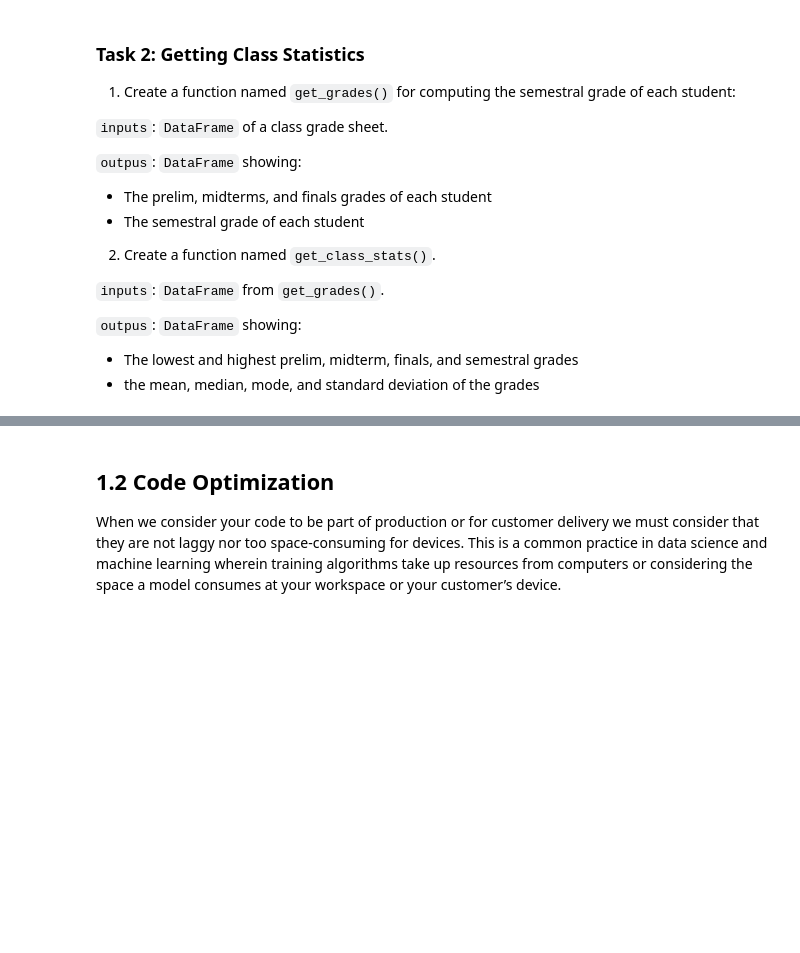
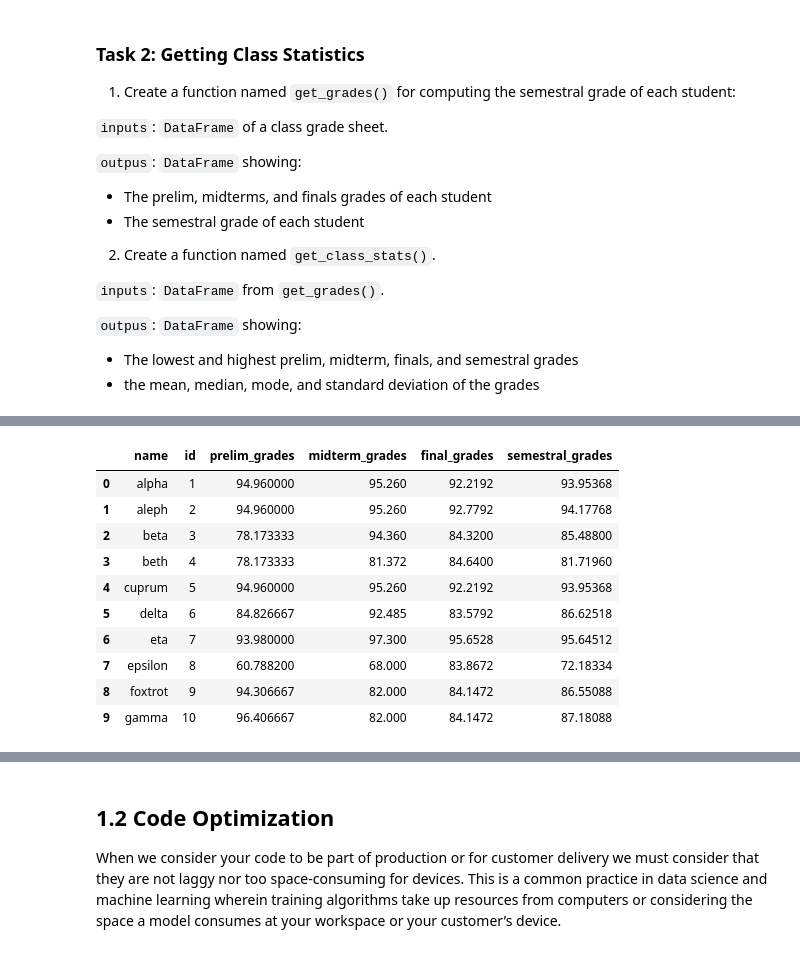
Before and after one commit to maryadriennerdrgz/CpE-AIML, a Jupyter notebook: 58090_Lab01_LakadMatatag.ipynb, the cells around one changed output, grey strips where cells are left out. Cells and saved outputs as stored; diff of their text form; code cells hidden in the pictures; blank space fills up the shorter version.

```diff
--- a/58090_Lab01_LakadMatatag.ipynb
+++ b/58090_Lab01_LakadMatatag.ipynb
@@ -199,0 +218,21 @@ get_grades(df)
+# %%
+### CODE HERE ###
+def get_grades(df_classgrades):
+  for ind, row in df_classgrades.iterrows():
+    df_classgrades.loc[ind,"semestral_grades"] = row['prelim_grades'] * 0.3 + row['midterm_grades'] * 0.3 + row['final_grades'] * 0.4
+  return df_classgrades.loc
+
+get_grades(df_classgrades)
+df_classgrades.head(10)
+# %% [output]
+|  | name | id | prelim_grades | midterm_grades | final_grades | semestral_grades |
+| 0 | alpha | 1 | 94.960000 | 95.260 | 92.2192 | 93.95368 |
+| 1 | aleph | 2 | 94.960000 | 95.260 | 92.7792 | 94.17768 |
+| 2 | beta | 3 | 78.173333 | 94.360 | 84.3200 | 85.48800 |
+| 3 | beth | 4 | 78.173333 | 81.372 | 84.6400 | 81.71960 |
+| 4 | cuprum | 5 | 94.960000 | 95.260 | 92.2192 | 93.95368 |
+| 5 | delta | 6 | 84.826667 | 92.485 | 83.5792 | 86.62518 |
+| 6 | eta | 7 | 93.980000 | 97.300 | 95.6528 | 95.64512 |
+| 7 | epsilon | 8 | 60.788200 | 68.000 | 83.8672 | 72.18334 |
+| 8 | foxtrot | 9 | 94.306667 | 82.000 | 84.1472 | 86.55088 |
+| 9 | gamma | 10 | 96.406667 | 82.000 | 84.1472 | 87.18088 |
```
Also changed, not shown: parts of 23 cells of this notebook.
